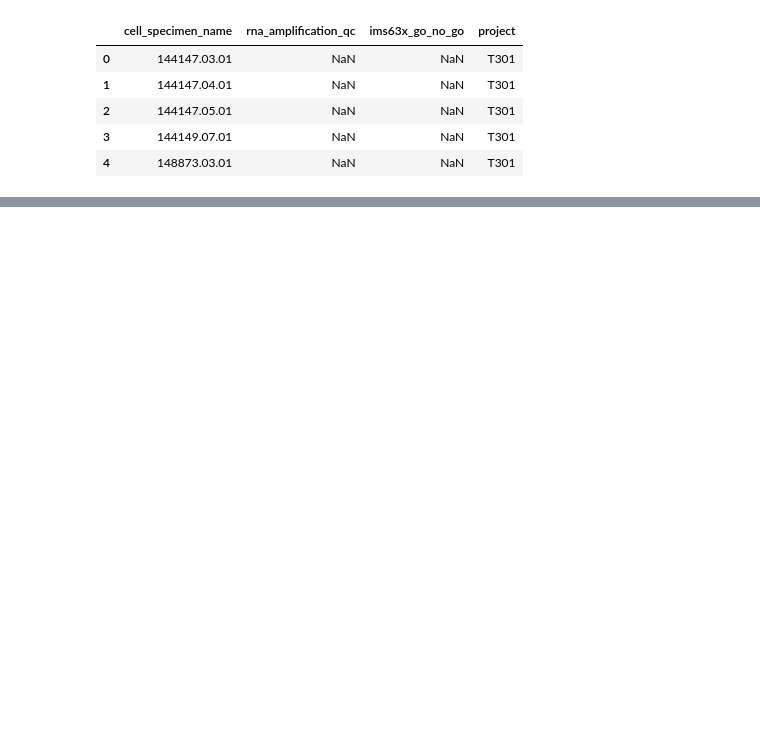
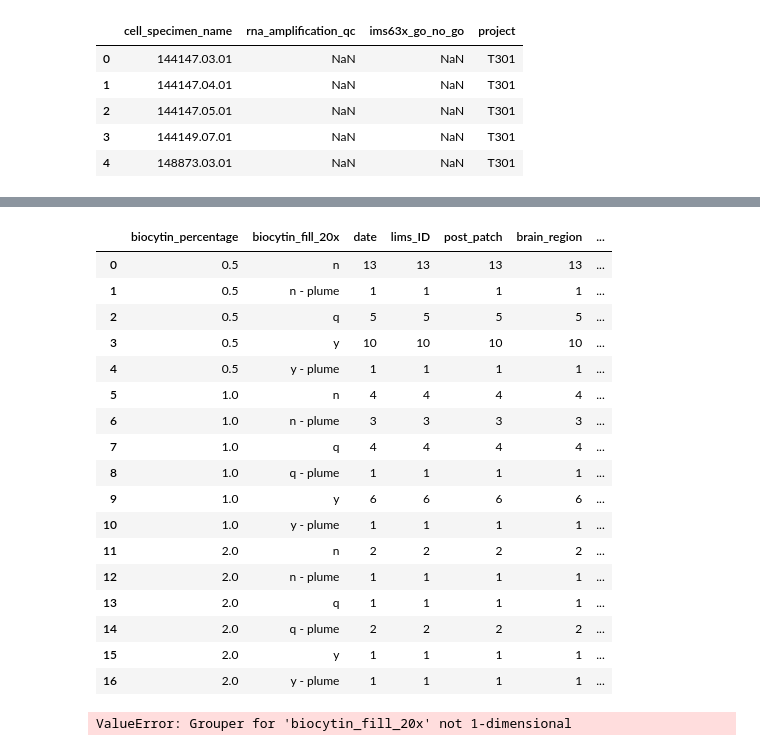
Before and after one commit to lindsayng/analysis, a Jupyter notebook: 1 % biocytin pilot.ipynb, the cells around one changed output, grey strips where cells are left out. Drawn from its saved outputs; the diff is of its cells as text; code cells hidden in the pictures; blank space fills up the shorter version.

```diff
--- a/1 % biocytin pilot.ipynb
+++ b/1 % biocytin pilot.ipynb
@@ -55,0 +78,27 @@ df
+# %%
+df2 = df.groupby(["biocytin_percentage","biocytin_fill_20x"]).count()
+df2 = df2.reset_index()
+df2
+# %% [output]
+|  | biocytin_percentage | biocytin_fill_20x | date | lims_ID | post_patch | brain_region | ... |
+| 0 | 0.5 | n | 13 | 13 | 13 | 13 | ... |
+| 1 | 0.5 | n - plume | 1 | 1 | 1 | 1 | ... |
+| 2 | 0.5 | q | 5 | 5 | 5 | 5 | ... |
+| 3 | 0.5 | y | 10 | 10 | 10 | 10 | ... |
+| 4 | 0.5 | y - plume | 1 | 1 | 1 | 1 | ... |
+| 5 | 1.0 | n | 4 | 4 | 4 | 4 | ... |
+| 6 | 1.0 | n - plume | 3 | 3 | 3 | 3 | ... |
+| 7 | 1.0 | q | 4 | 4 | 4 | 4 | ... |
+| 8 | 1.0 | q - plume | 1 | 1 | 1 | 1 | ... |
+| 9 | 1.0 | y | 6 | 6 | 6 | 6 | ... |
+| 10 | 1.0 | y - plume | 1 | 1 | 1 | 1 | ... |
+| 11 | 2.0 | n | 2 | 2 | 2 | 2 | ... |
+| 12 | 2.0 | n - plume | 1 | 1 | 1 | 1 | ... |
+| 13 | 2.0 | q | 1 | 1 | 1 | 1 | ... |
+| 14 | 2.0 | q - plume | 2 | 2 | 2 | 2 | ... |
+| 15 | 2.0 | y | 1 | 1 | 1 | 1 | ... |
+| 16 | 2.0 | y - plume | 1 | 1 | 1 | 1 | ... |
+# %%
+ds3 = df2.pivot_table(values=['biocytin_fill_20x'], index=['biocytin_percentage'], columns=['biocytin_fill_20x'], aggfunc='sum')
+# %% [output]
+ValueError: Grouper for 'biocytin_fill_20x' not 1-dimensional
```
Also changed, not shown: parts of 5 cells of this notebook, 2 other files.
